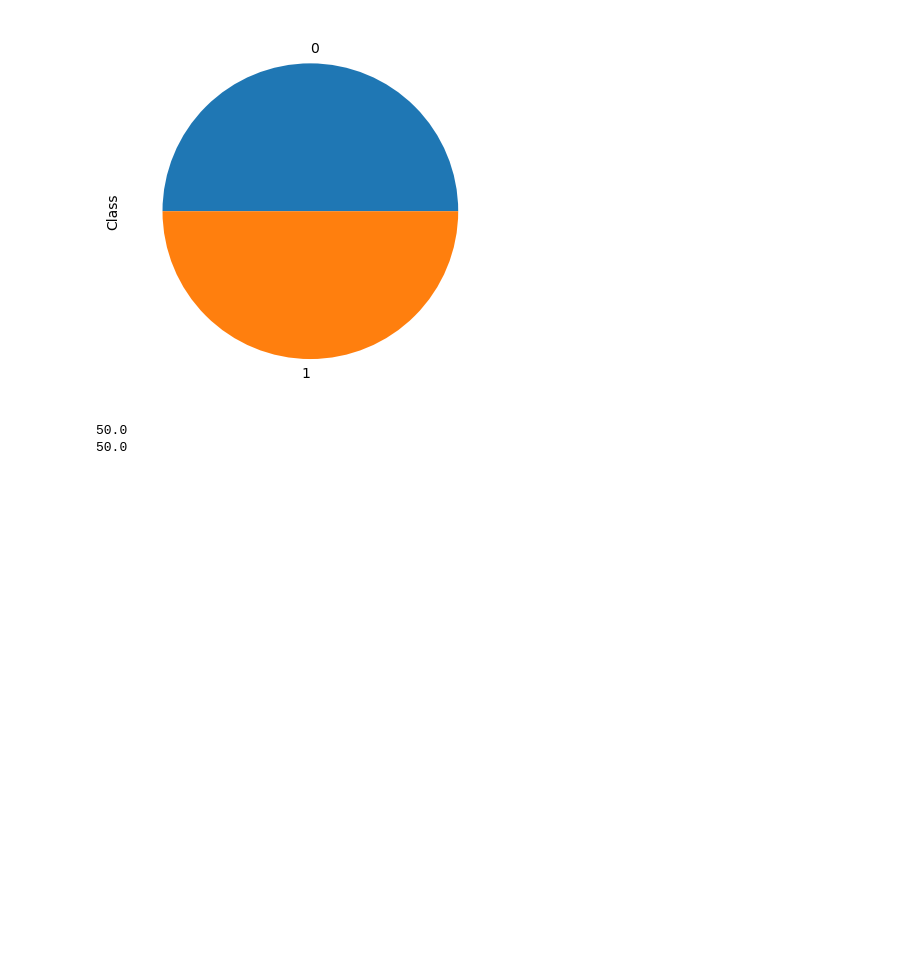
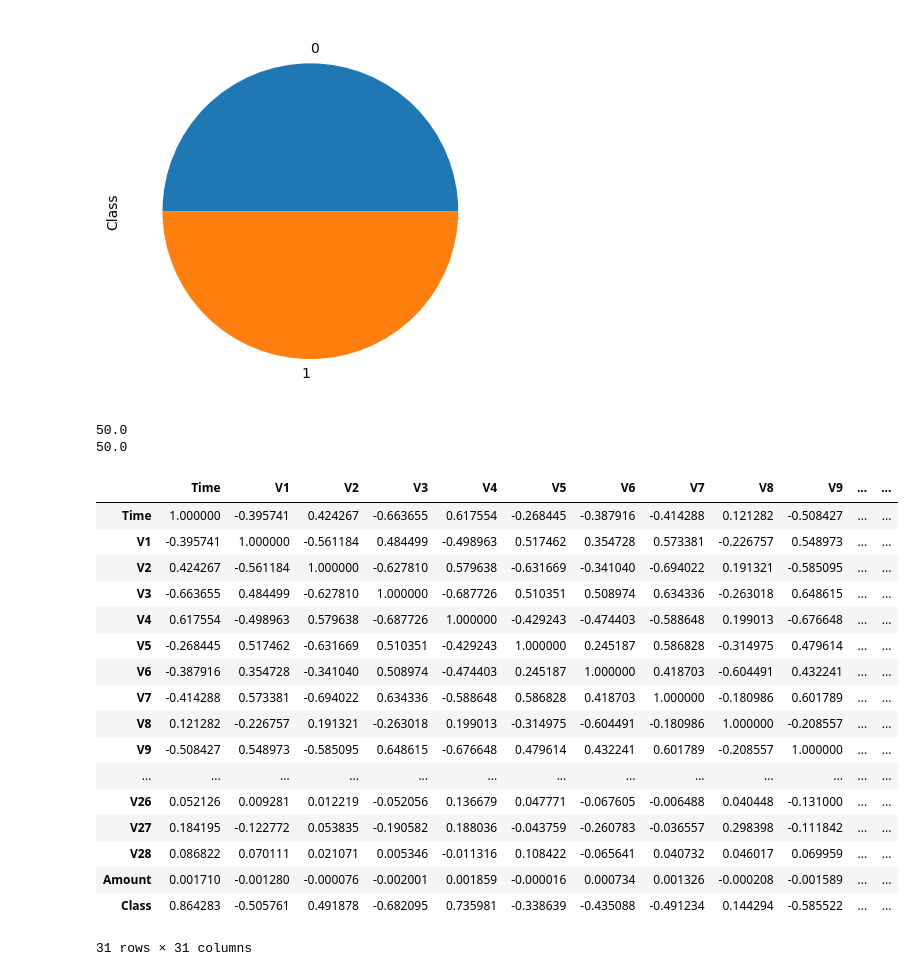
Before and after one commit to ComfyJ/Credit-Card-Fraud-Detection, a Jupyter notebook: Credit card fraud .ipynb, the cells around one changed output. Drawn from its saved outputs; the diff is of its cells as text; code cells hidden in the pictures; blank space fills up the shorter version.

```diff
--- a/Credit card fraud .ipynb
+++ b/Credit card fraud .ipynb
@@ -128,3 +131,26 @@ print(fraud_share)
 # %% [output]
 50.0
 50.0
+# %%
+# Checking the correlation
+corr = df.corr()
+corr
+# %% [output]
+|  | Time | V1 | V2 | V3 | V4 | V5 | V6 | V7 | V8 | V9 | ... | ... |
+| Time | 1.000000 | -0.395741 | 0.424267 | -0.663655 | 0.617554 | -0.268445 | -0.387916 | -0.414288 | 0.121282 | -0.508427 | ... | ... |
+| V1 | -0.395741 | 1.000000 | -0.561184 | 0.484499 | -0.498963 | 0.517462 | 0.354728 | 0.573381 | -0.226757 | 0.548973 | ... | ... |
+| V2 | 0.424267 | -0.561184 | 1.000000 | -0.627810 | 0.579638 | -0.631669 | -0.341040 | -0.694022 | 0.191321 | -0.585095 | ... | ... |
+| V3 | -0.663655 | 0.484499 | -0.627810 | 1.000000 | -0.687726 | 0.510351 | 0.508974 | 0.634336 | -0.263018 | 0.648615 | ... | ... |
+| V4 | 0.617554 | -0.498963 | 0.579638 | -0.687726 | 1.000000 | -0.429243 | -0.474403 | -0.588648 | 0.199013 | -0.676648 | ... | ... |
+| V5 | -0.268445 | 0.517462 | -0.631669 | 0.510351 | -0.429243 | 1.000000 | 0.245187 | 0.586828 | -0.314975 | 0.479614 | ... | ... |
+| V6 | -0.387916 | 0.354728 | -0.341040 | 0.508974 | -0.474403 | 0.245187 | 1.000000 | 0.418703 | -0.604491 | 0.432241 | ... | ... |
+| V7 | -0.414288 | 0.573381 | -0.694022 | 0.634336 | -0.588648 | 0.586828 | 0.418703 | 1.000000 | -0.180986 | 0.601789 | ... | ... |
+| V8 | 0.121282 | -0.226757 | 0.191321 | -0.263018 | 0.199013 | -0.314975 | -0.604491 | -0.180986 | 1.000000 | -0.208557 | ... | ... |
+| V9 | -0.508427 | 0.548973 | -0.585095 | 0.648615 | -0.676648 | 0.479614 | 0.432241 | 0.601789 | -0.208557 | 1.000000 | ... | ... |
+| ... | ... | ... | ... | ... | ... | ... | ... | ... | ... | ... | ... | ... |
+| V26 | 0.052126 | 0.009281 | 0.012219 | -0.052056 | 0.136679 | 0.047771 | -0.067605 | -0.006488 | 0.040448 | -0.131000 | ... | ... |
+| V27 | 0.184195 | -0.122772 | 0.053835 | -0.190582 | 0.188036 | -0.043759 | -0.260783 | -0.036557 | 0.298398 | -0.111842 | ... | ... |
+| V28 | 0.086822 | 0.070111 | 0.021071 | 0.005346 | -0.011316 | 0.108422 | -0.065641 | 0.040732 | 0.046017 | 0.069959 | ... | ... |
+| Amount | 0.001710 | -0.001280 | -0.000076 | -0.002001 | 0.001859 | -0.000016 | 0.000734 | 0.001326 | -0.000208 | -0.001589 | ... | ... |
+| Class | 0.864283 | -0.505761 | 0.491878 | -0.682095 | 0.735981 | -0.338639 | -0.435088 | -0.491234 | 0.144294 | -0.585522 | ... | ... |
+31 rows × 31 columns
```
Also changed, not shown: parts of 8 cells of this notebook.
